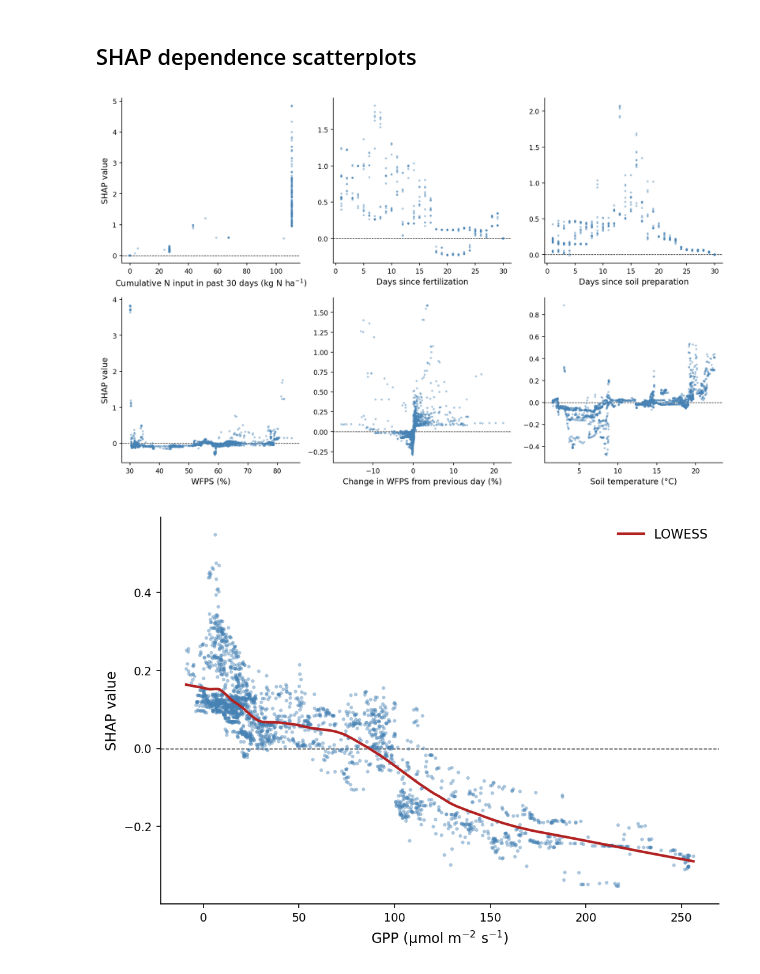
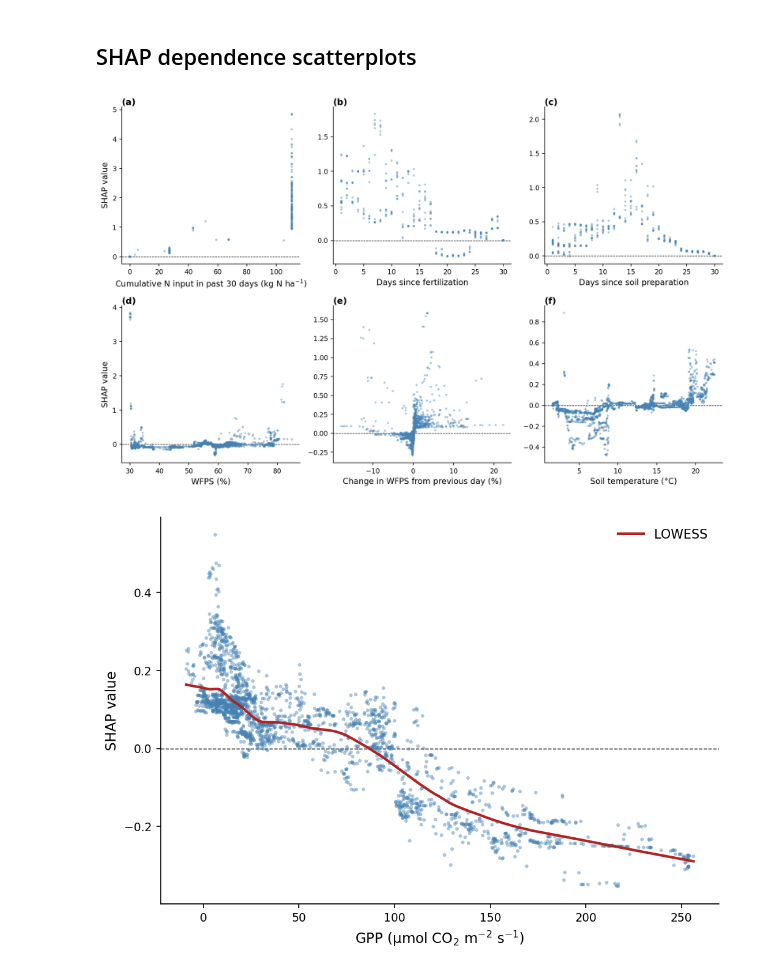
Before and after one commit to fabioturc/n2o-wheat-drivers-sources, a Jupyter notebook: notebooks/DRIVERS_10_shap_analysis.ipynb, the cells around one changed output. Saved outputs shown, nothing was run; the diff lists cells and outputs as text; code cells hidden in the pictures.

```diff
--- a/notebooks/DRIVERS_10_shap_analysis.ipynb
+++ b/notebooks/DRIVERS_10_shap_analysis.ipynb
@@ -518,7 +518,7 @@ Soil T              28.469121
 ## SHAP dependence scatterplots
 # %%
 label_map = {
-    'flux_gpp_roll48hsum':        r'GPP (µmol m$^{-2}$ s$^{-1}$)',
+    'flux_gpp_roll48hsum':        r'GPP (µmol CO$_{2}$ m$^{-2}$ s$^{-1}$)',
     'wfps_0.3_lag48h':            'WFPS (%)',
     'wfps_0.3_diff24h':           'Change in WFPS from previous day (%)',
     'timesince_soil_preparation': 'Days since soil preparation',
@@ -530,34 +530,36 @@ label_map = {
 plt.rcParams.update({
     'font.family': 'sans-serif', 'font.size': 10,
     'axes.labelsize': 11, 'xtick.labelsize': 9, 'ytick.labelsize': 9,
     'axes.spines.top': False, 'axes.spines.right': False, 'figure.dpi': 150,
 })
 
 cols      = [v for v in X_full.columns if v != 'flux_gpp_roll48hsum']
 ncols     = 3
 nrows     = math.ceil(len(cols) / ncols)
 fig, axes = plt.subplots(nrows, ncols, figsize=(ncols * 4, nrows * 3.8))
 axes_flat = axes.flatten()
 
 for i, var in enumerate(cols):
     ax        = axes_flat[i]
     feat_vals = X_full[var].values
     shap_vals = shap_values.values[:, X_full.columns.get_loc(var)]
 
     ax.scatter(feat_vals, shap_vals, color='steelblue', edgecolors='none',
                alpha=0.45, s=8, zorder=2)
     ax.axhline(0, color='k', lw=0.7, linestyle='dashed', zorder=1)
     ax.set_xlabel(label_map.get(var, var))
     ax.set_ylabel('SHAP value' if i % ncols == 0 else '')
+    panel_letter = chr(97 + i)  # Generates a, b, c...
+    ax.set_title(f'({panel_letter})', loc='left', fontweight='bold', pad=2)
 
 for j in range(len(cols), len(axes_flat)):
     axes_flat[j].set_visible(False)
 
 plt.tight_layout()
 plt.savefig('../figures/SHAP_dependence_no_gpp.png', dpi=300, bbox_inches='tight')
 plt.show()
 # %% [output]
-[figure, old version]
+[figure, new version]
 # %%
 gpp_vals  = X_full['flux_gpp_roll48hsum'].values
 shap_gpp  = shap_values.values[:, X_full.columns.get_loc('flux_gpp_roll48hsum')]
@@ -575,4 +577,4 @@ plt.tight_layout()
 plt.savefig('../figures/SHAP_GPP_dependence.png', dpi=300, bbox_inches='tight')
 plt.show()
 # %% [output]
-[figure, old version]
+[figure, new version]
```
Also changed, not shown: parts of 3 cells of this notebook, 4 other files.
